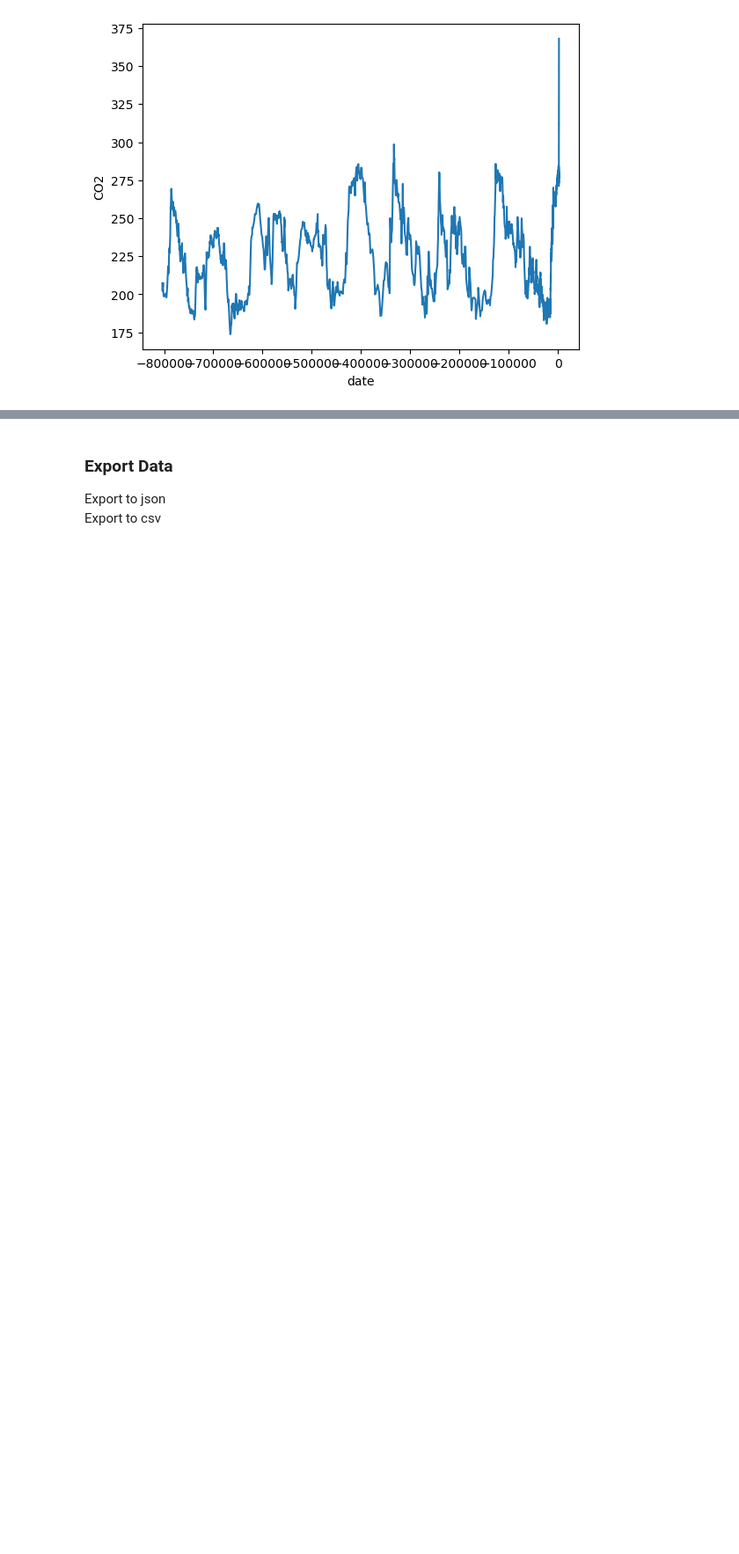
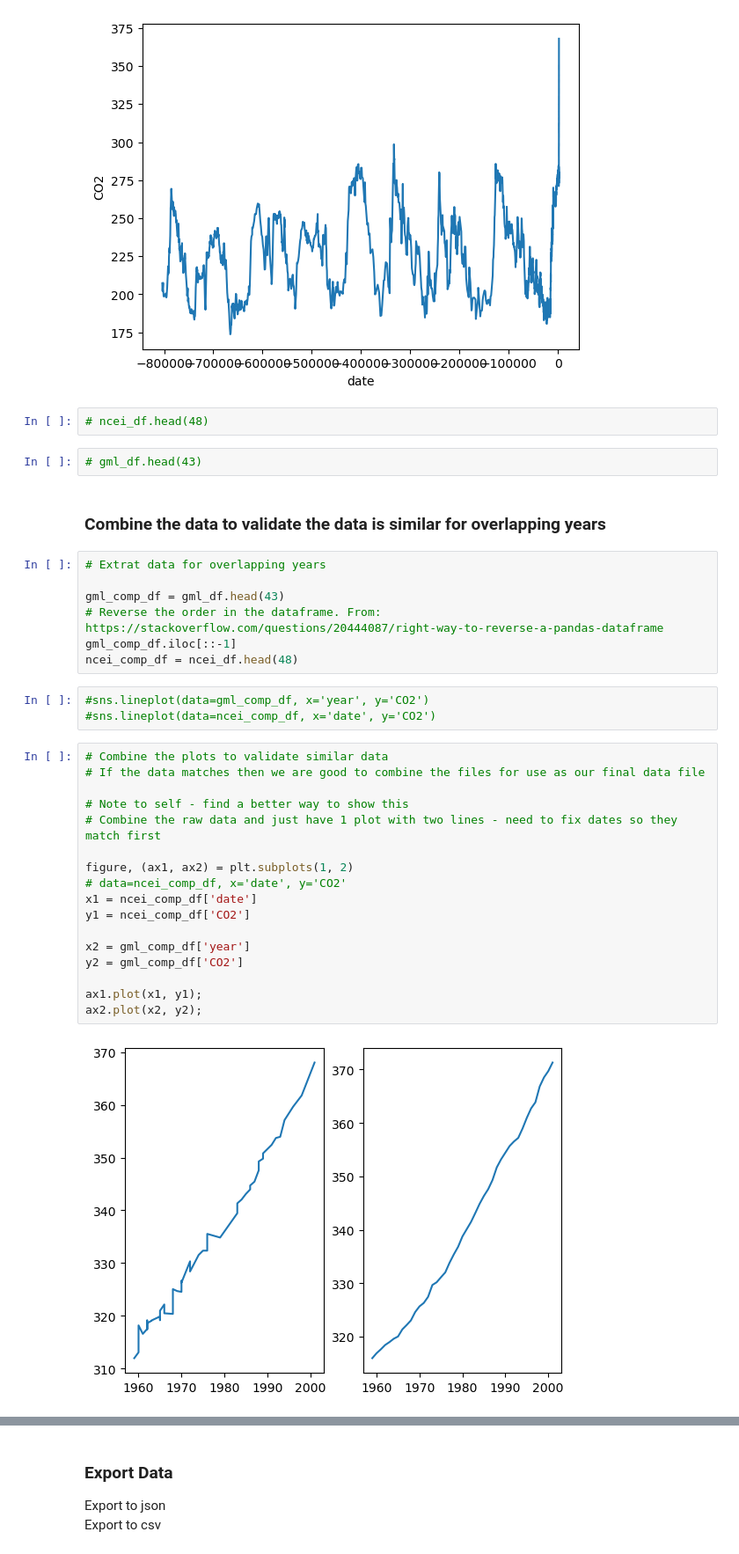
Before and after one commit to PeeBs68/prog_da_project2, a Jupyter notebook: project2.ipynb, the cells around one changed output, grey strips where cells are left out. Shown: that part at 88% size. Cells and saved outputs as stored; diff of their text form; blank space fills up the shorter version.

Commit message:
Added section comparing overlapping years CO2 data

```diff
--- a/project2.ipynb
+++ b/project2.ipynb
@@ -58,3 +59,38 @@ sns.lineplot(data=ncei_df, x='date', y='CO2')
 # %% [output]
 <Axes: xlabel='date', ylabel='CO2'>
 [figure]
+# %%
+# ncei_df.head(48)
+# %%
+# gml_df.head(43)
+# %% [markdown]
+### Combine the data to validate the data is similar for overlapping years
+# %%
+# Extrat data for overlapping years
+
+gml_comp_df = gml_df.head(43)
+# Reverse the order in the dataframe. From: https://stackoverflow.com/questions/20444087/right-way-to-reverse-a-pandas-dataframe
+gml_comp_df.iloc[::-1]
+ncei_comp_df = ncei_df.head(48)
+# %%
+#sns.lineplot(data=gml_comp_df, x='year', y='CO2')
+#sns.lineplot(data=ncei_comp_df, x='date', y='CO2')
+# %%
+# Combine the plots to validate similar data
+# If the data matches then we are good to combine the files for use as our final data file
+
+# Note to self - find a better way to show this
+# Combine the raw data and just have 1 plot with two lines - need to fix dates so they match first
+
+figure, (ax1, ax2) = plt.subplots(1, 2)
+# data=ncei_comp_df, x='date', y='CO2'
+x1 = ncei_comp_df['date']
+y1 = ncei_comp_df['CO2']
+
+x2 = gml_comp_df['year']
+y2 = gml_comp_df['CO2']
+
+ax1.plot(x1, y1);
+ax2.plot(x2, y2);
+# %% [output]
+[figure, added]
```
Also changed, not shown: parts of 2 cells of this notebook.
